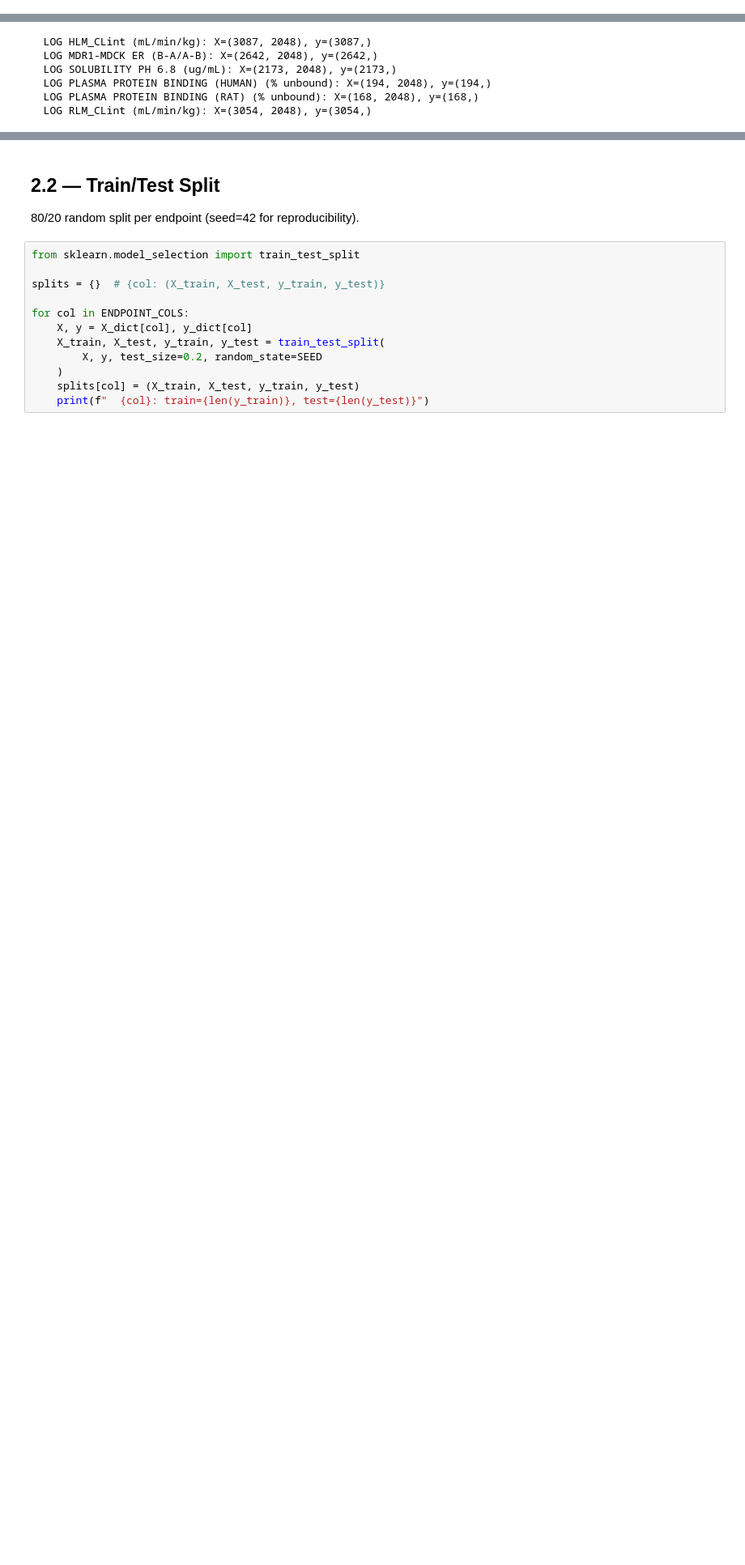
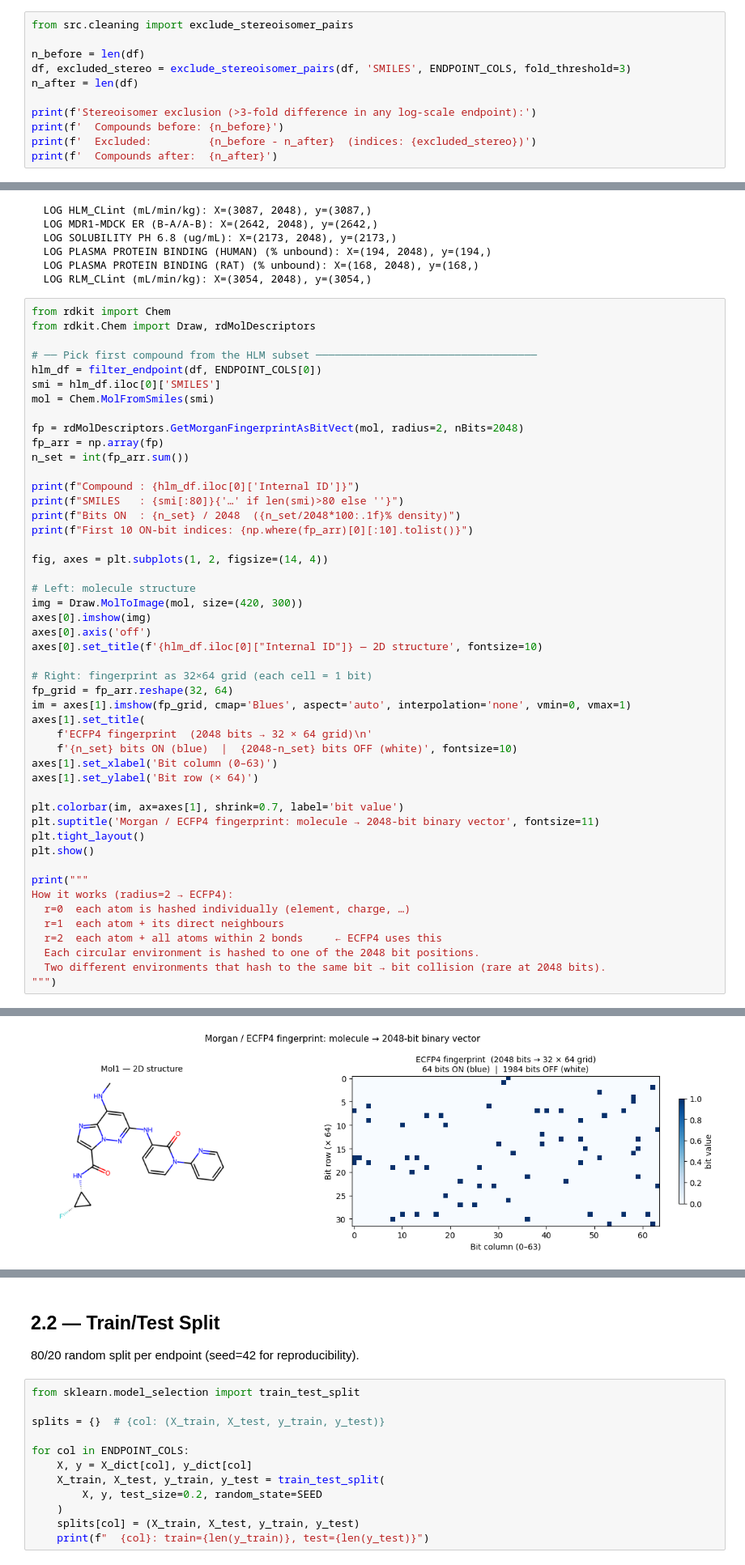
Before and after one commit to Zarif-S/uniq-plus-data-quantity-noise-qsar, a Jupyter notebook: notebooks/01_adme_eda_baseline.ipynb, the cells around one changed output, grey strips where cells are left out. Shown at 81% size. Saved outputs shown, nothing was run; the diff lists cells and outputs as text; blank space fills up the shorter version.

```diff
--- a/notebooks/01_adme_eda_baseline.ipynb
+++ b/notebooks/01_adme_eda_baseline.ipynb
@@ -411,0 +473,11 @@ Review findings with supervisor → confirm SYNC-002 cleaning strategy (per-endp
+# %%
+from src.cleaning import exclude_stereoisomer_pairs
+
+n_before = len(df)
+df, excluded_stereo = exclude_stereoisomer_pairs(df, 'SMILES', ENDPOINT_COLS, fold_threshold=3)
+n_after = len(df)
+
+print(f'Stereoisomer exclusion (>3-fold difference in any log-scale endpoint):')
+print(f'  Compounds before: {n_before}')
+print(f'  Excluded:         {n_before - n_after}  (indices: {excluded_stereo})')
+print(f'  Compounds after:  {n_after}')
@@ -514,3 +591,52 @@ for col in ENDPOINT_COLS:
   LOG PLASMA PROTEIN BINDING (HUMAN) (% unbound): X=(194, 2048), y=(194,)
   LOG PLASMA PROTEIN BINDING (RAT) (% unbound): X=(168, 2048), y=(168,)
   LOG RLM_CLint (mL/min/kg): X=(3054, 2048), y=(3054,)
+# %%
+from rdkit import Chem
+from rdkit.Chem import Draw, rdMolDescriptors
+
+# ── Pick first compound from the HLM subset ───────────────────────────────────
+hlm_df = filter_endpoint(df, ENDPOINT_COLS[0])
+smi = hlm_df.iloc[0]['SMILES']
+mol = Chem.MolFromSmiles(smi)
+
+fp = rdMolDescriptors.GetMorganFingerprintAsBitVect(mol, radius=2, nBits=2048)
+fp_arr = np.array(fp)
+n_set = int(fp_arr.sum())
+
+print(f"Compound : {hlm_df.iloc[0]['Internal ID']}")
+print(f"SMILES   : {smi[:80]}{'…' if len(smi)>80 else ''}")
+print(f"Bits ON  : {n_set} / 2048  ({n_set/2048*100:.1f}% density)")
+print(f"First 10 ON-bit indices: {np.where(fp_arr)[0][:10].tolist()}")
+
+fig, axes = plt.subplots(1, 2, figsize=(14, 4))
+
+# Left: molecule structure
+img = Draw.MolToImage(mol, size=(420, 300))
+axes[0].imshow(img)
+axes[0].axis('off')
+axes[0].set_title(f'{hlm_df.iloc[0]["Internal ID"]} — 2D structure', fontsize=10)
+
+# Right: fingerprint as 32×64 grid (each cell = 1 bit)
+fp_grid = fp_arr.reshape(32, 64)
+im = axes[1].imshow(fp_grid, cmap='Blues', aspect='auto', interpolation='none', vmin=0, vmax=1)
+axes[1].set_title(
+    f'ECFP4 fingerprint  (2048 bits → 32 × 64 grid)\n'
+    f'{n_set} bits ON (blue)  |  {2048-n_set} bits OFF (white)', fontsize=10)
+axes[1].set_xlabel('Bit column (0–63)')
+axes[1].set_ylabel('Bit row (× 64)')
+
+plt.colorbar(im, ax=axes[1], shrink=0.7, label='bit value')
+plt.suptitle('Morgan / ECFP4 fingerprint: molecule → 2048-bit binary vector', fontsize=11)
+plt.tight_layout()
+plt.show()
+
+print("""
+How it works (radius=2 → ECFP4):
+  r=0  each atom is hashed individually (element, charge, …)
+  r=1  each atom + its direct neighbours
+  r=2  each atom + all atoms within 2 bonds     ← ECFP4 uses this
+  Each circular environment is hashed to one of the 2048 bit positions.
+  Two different environments that hash to the same bit → bit collision (rare at 2048 bits).
+""")
+# %% [output]
@@ -516,0 +647 @@ for col in ENDPOINT_COLS:
+[figure, added]
```
Also changed, not shown: parts of 18 cells of this notebook, 4 other files.
